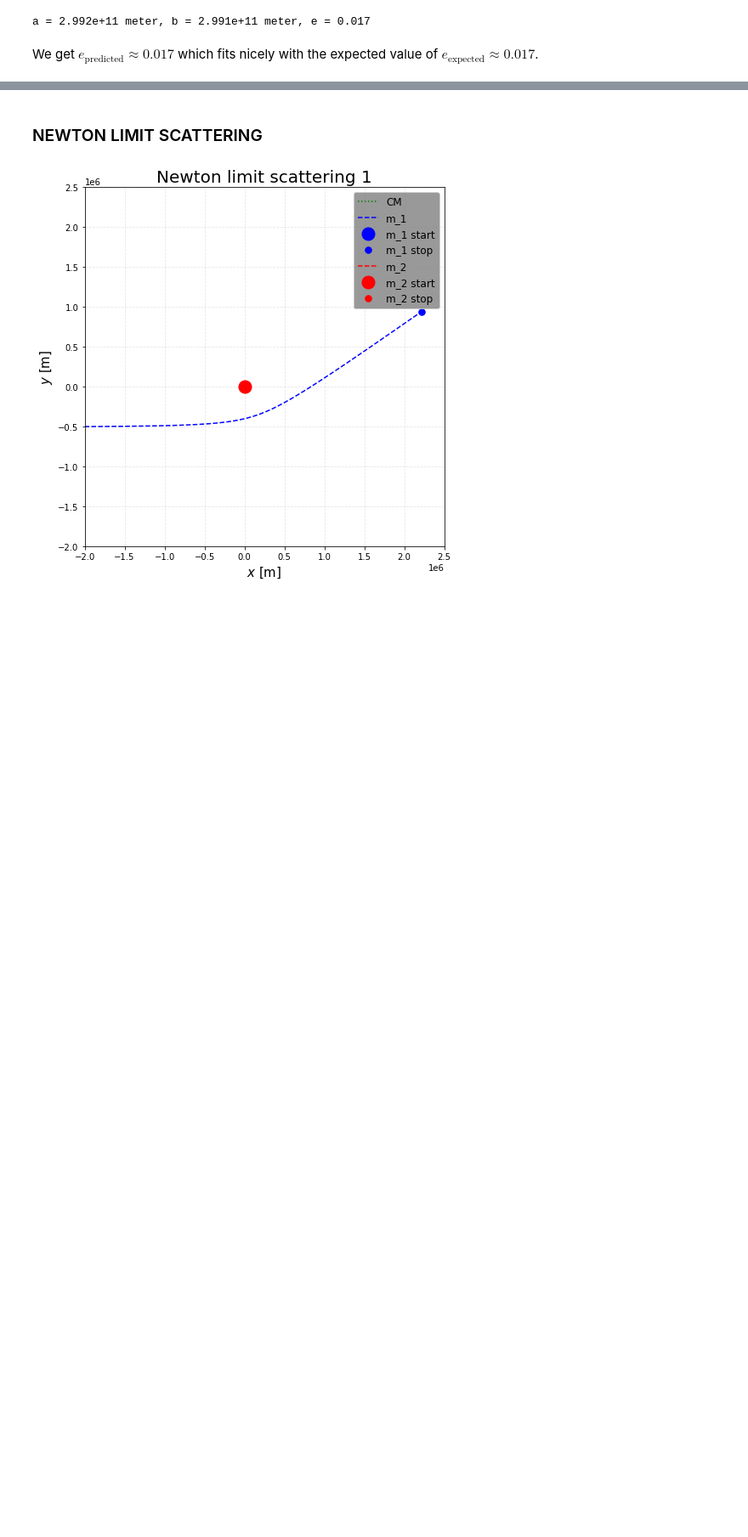
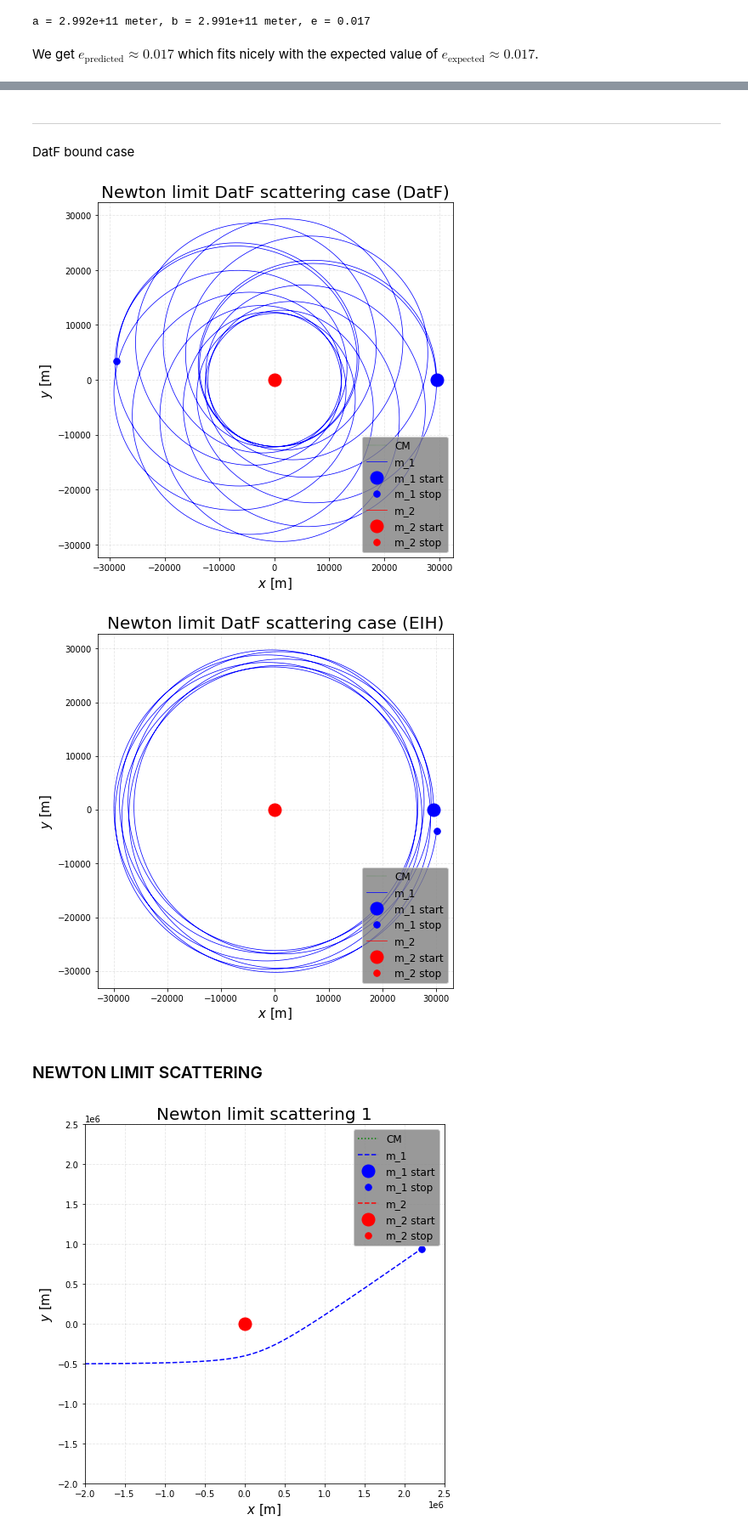
Before and after one commit to carlivas/Binary-Black-Hole-Orbitals, a Jupyter notebook: TWO BODY/(T) TWO BODY CASES.ipynb, the cells around one changed output, grey strips where cells are left out. Shown at 85% size. Saved outputs shown, nothing was run; the diff lists cells and outputs as text; code cells hidden in the pictures; blank space fills up the shorter version.

```diff
--- a/TWO BODY/(T) TWO BODY CASES.ipynb
+++ b/TWO BODY/(T) TWO BODY CASES.ipynb
@@ -105,3 +137,34 @@ orbPlotter(pos1, pos2, pos_CM, CM=True, filename='Icarus-Sun System',figsize=(9,
+# %% [markdown]
+___
+DatF bound case
+# %%
+s3 = [0,10,0.2,-0.25]
+
+m_1 = 1e-9*M_sun
+m_2 = M_sun
+
+R_S = 2*(m_1 + m_2)*G/c**2
+
+x_1 = np.array([10.,  0.])*R_S
+x_2 = np.array([0.,    0])*R_S
+v_1 = np.array([0,   0.2])*c
+v_2 = np.array([0.,    0])*c
+s = x_1, x_2, v_1, v_2, m_1, m_2
+
+# pos1, pos2, pos_CM = run_model(s, t_max = 20000*R_S/c, dt = 1*R_S/c, EIH=True, GR=False, DL=False)
+pos1, pos2, pos_CM = run_model(s, t_max = 2000*R_S/c, dt = 0.1*R_S/c, DatF = True)
+orbPlotter(pos1, pos2, pos_CM, CM=True, filename='Newton limit DatF scattering case (DatF)')
+
+pos1, pos2, pos_CM = run_model(s, t_max = 2000*R_S/c, dt = 0.1*R_S/c, EIH = True)
+orbPlotter(pos1, pos2, pos_CM, CM=True, filename='Newton limit DatF scattering case (EIH)')
+# lims = np.array([-2e6, 2.5e6])
+# orbPlotter_lims(pos1, pos2, pos_CM, xlim=lims, ylim=lims, CM=True, filename='Newton limit scattering 1')
+
+# dt STABILIZED
+# 4.8s
+# %% [output]
+[figure, added]
+[figure, added]
 # %% [markdown]
 ### NEWTON LIMIT SCATTERING
 # %%
```
Also changed, not shown: parts of 17 cells of this notebook, 1 other file.
